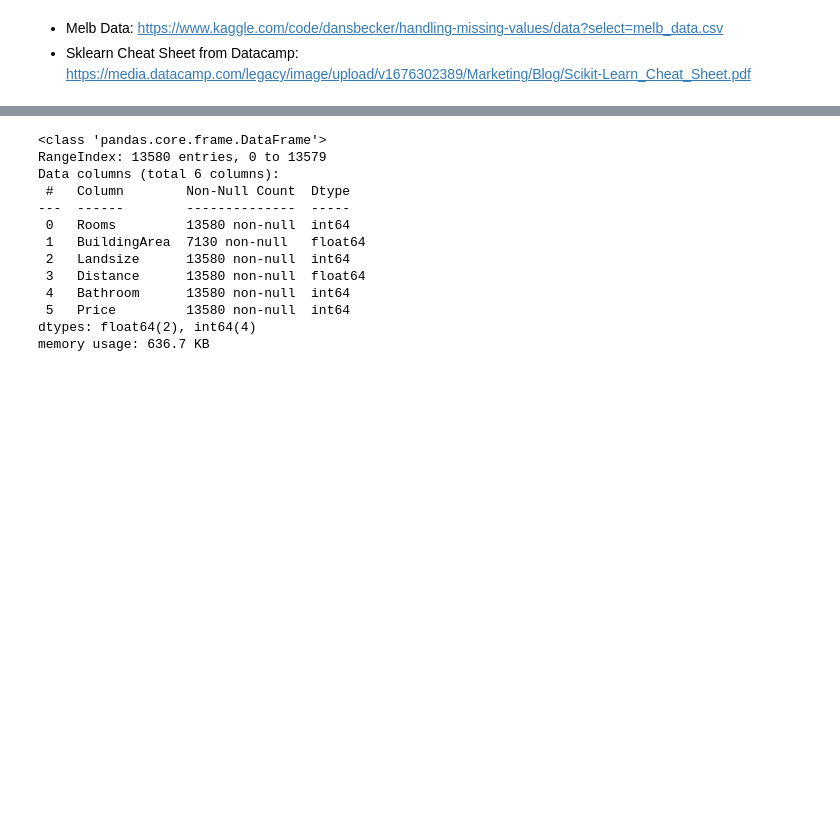
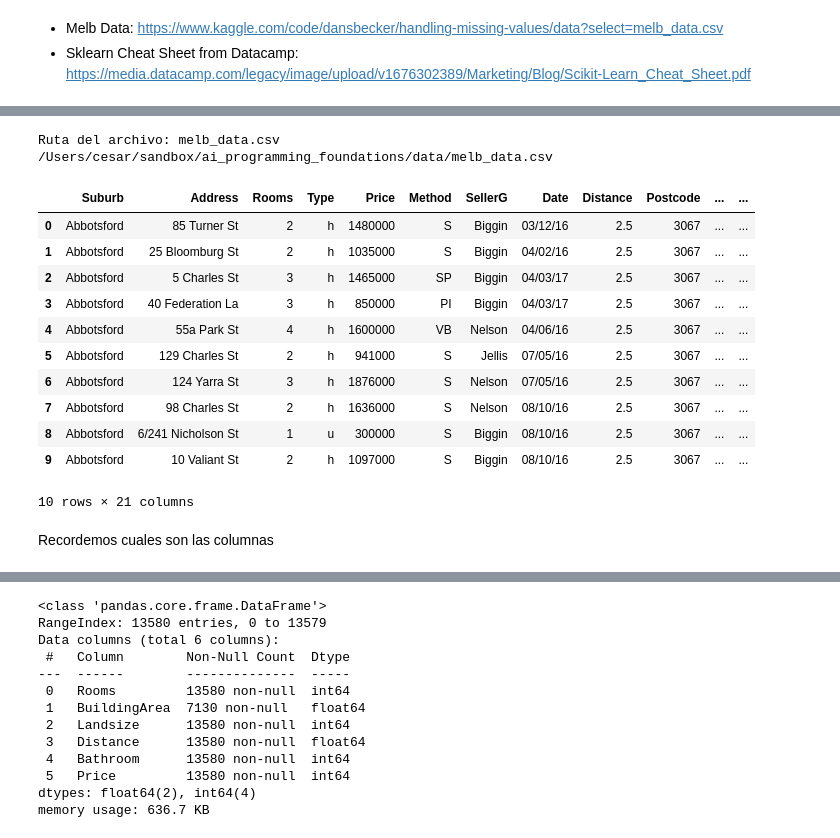
Before and after one commit to czammar/ai_programming_foundations, a Jupyter notebook: notebooks/05b_train_ml_transformations.ipynb, the cells around one changed output, grey strips where cells are left out. Cells and saved outputs as stored; diff of their text form; code cells hidden in the pictures; blank space fills up the shorter version.

```diff
--- a/notebooks/05b_train_ml_transformations.ipynb
+++ b/notebooks/05b_train_ml_transformations.ipynb
@@ -79,0 +75,6 @@ df #.tail(5)
+# %%
+#  Indicamos la ruta a la carpeta de de tu computadora
+# donde se ubican los datos del E-commerce
+# Ejemplo: "C:\Usuarios\[tu nombre]\Descargas"
+
+DATA_PATH="/Users/cesar/sandbox/ai_programming_foundations/data"
@@ -79,0 +83,2 @@ df #.tail(5)
+# %%
+FILE_DATA_PATH = "melb_data.csv"
@@ -79,0 +92,29 @@ df #.tail(5)
+# %%
+# Ejemplo
+print(f"Ruta del archivo: {FILE_DATA_PATH}")
+print(os.path.join(DATA_PATH, FILE_DATA_PATH))
+# %% [output]
+Ruta del archivo: melb_data.csv
+/Users/cesar/sandbox/ai_programming_foundations/data/melb_data.csv
+# %%
+# Leemos con pandas
+df = pd.read_csv(
+    os.path.join(DATA_PATH, FILE_DATA_PATH)
+    )
+# %%
+df.head(10)
+# %% [output]
+|  | Suburb | Address | Rooms | Type | Price | Method | SellerG | Date | Distance | Postcode | ... | ... |
+| 0 | Abbotsford | 85 Turner St | 2 | h | 1480000 | S | Biggin | 03/12/16 | 2.5 | 3067 | ... | ... |
+| 1 | Abbotsford | 25 Bloomburg St | 2 | h | 1035000 | S | Biggin | 04/02/16 | 2.5 | 3067 | ... | ... |
+| 2 | Abbotsford | 5 Charles St | 3 | h | 1465000 | SP | Biggin | 04/03/17 | 2.5 | 3067 | ... | ... |
+| 3 | Abbotsford | 40 Federation La | 3 | h | 850000 | PI | Biggin | 04/03/17 | 2.5 | 3067 | ... | ... |
+| 4 | Abbotsford | 55a Park St | 4 | h | 1600000 | VB | Nelson | 04/06/16 | 2.5 | 3067 | ... | ... |
+| 5 | Abbotsford | 129 Charles St | 2 | h | 941000 | S | Jellis | 07/05/16 | 2.5 | 3067 | ... | ... |
+| 6 | Abbotsford | 124 Yarra St | 3 | h | 1876000 | S | Nelson | 07/05/16 | 2.5 | 3067 | ... | ... |
+| 7 | Abbotsford | 98 Charles St | 2 | h | 1636000 | S | Nelson | 08/10/16 | 2.5 | 3067 | ... | ... |
+| 8 | Abbotsford | 6/241 Nicholson St | 1 | u | 300000 | S | Biggin | 08/10/16 | 2.5 | 3067 | ... | ... |
+| 9 | Abbotsford | 10 Valiant St | 2 | h | 1097000 | S | Biggin | 08/10/16 | 2.5 | 3067 | ... | ... |
+10 rows × 21 columns
+# %% [markdown]
+Recordemos cuales son las columnas
```
Also changed, not shown: parts of 110 cells of this notebook.
